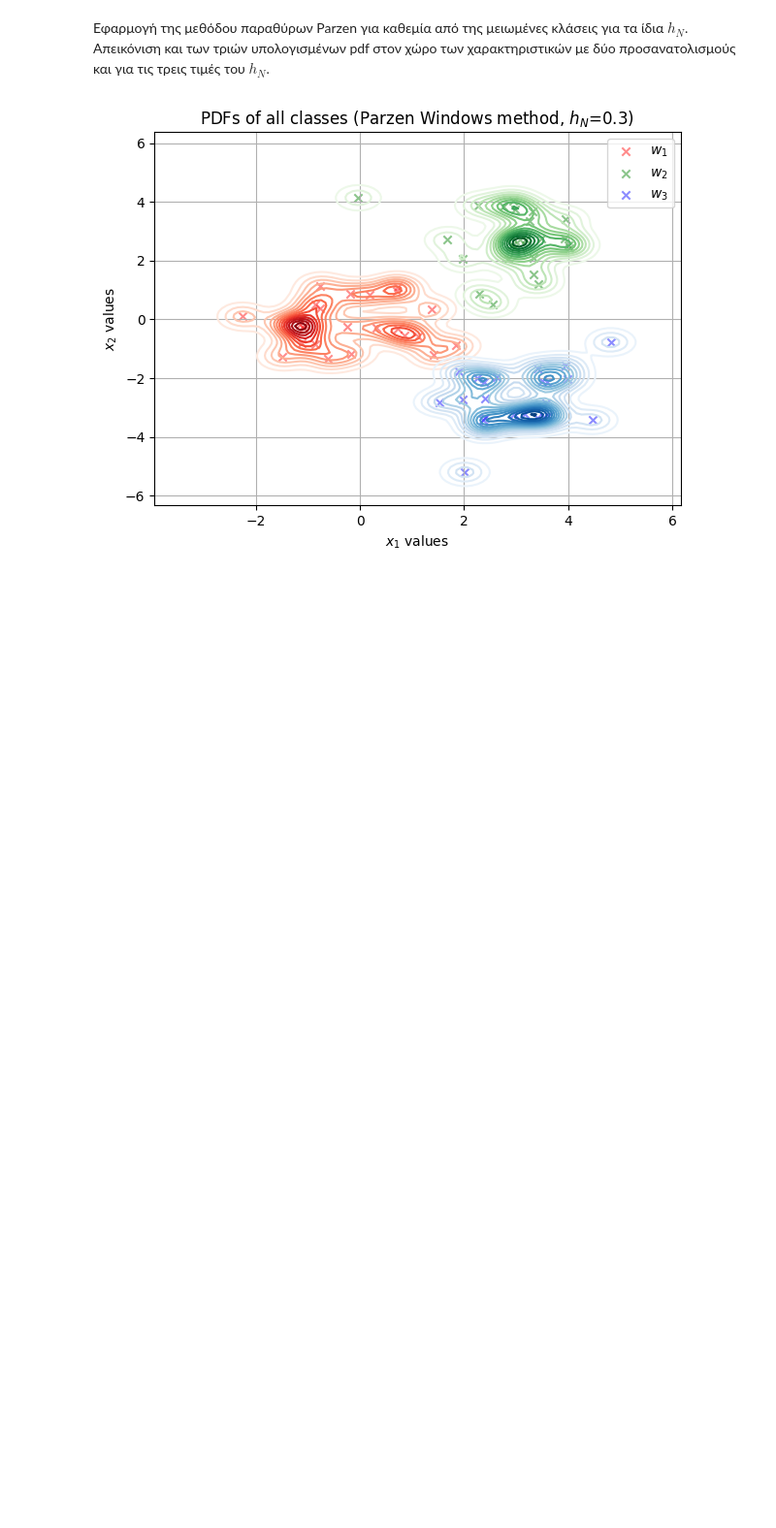
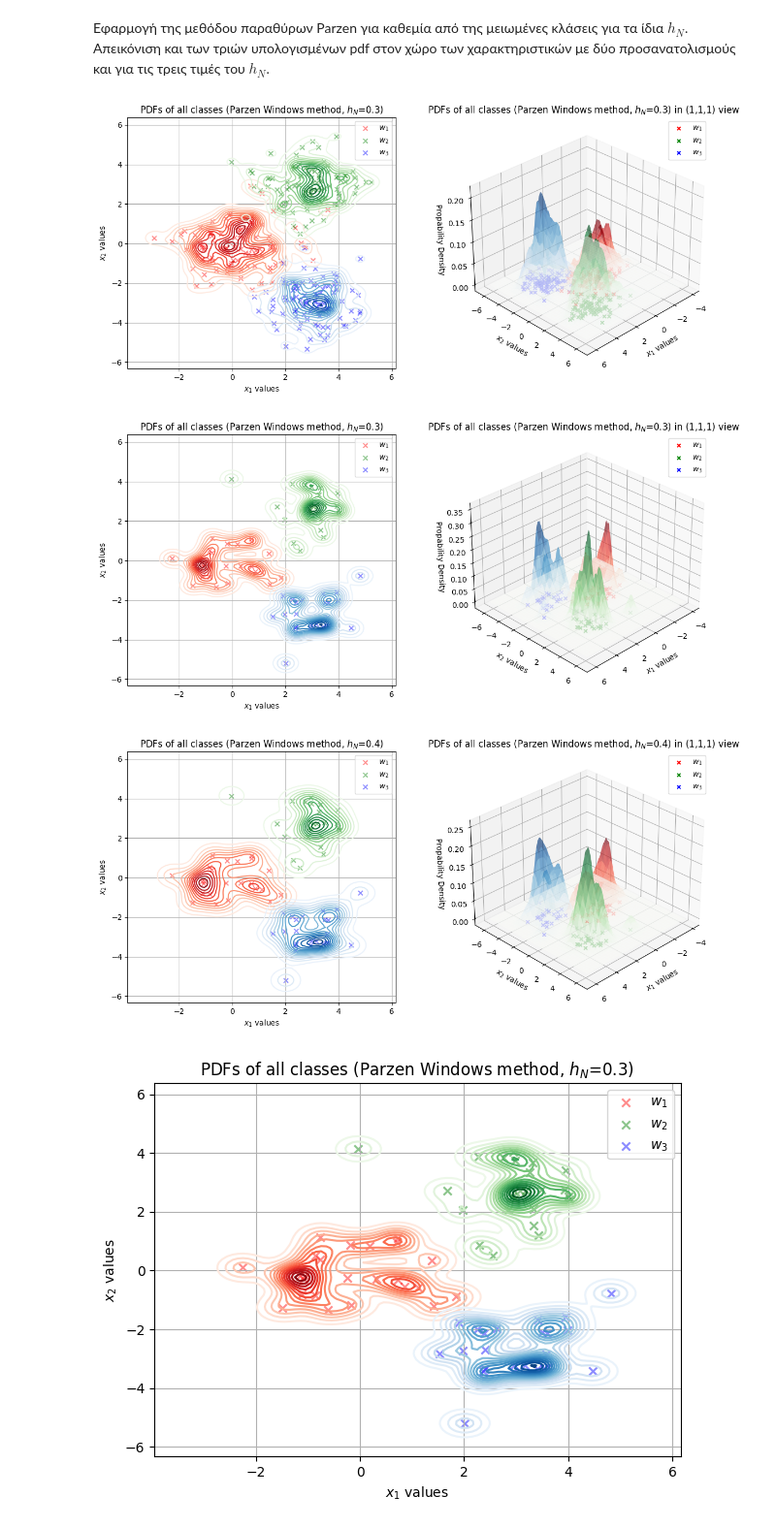
Before and after one commit to iliaxant/Pattern_Recognition_HW2, a Jupyter notebook: HW_2_PR_58545.ipynb, the cells around one changed output. Shown at 97% size. Saved outputs shown, nothing was run; the diff lists cells and outputs as text; code cells hidden in the pictures; blank space fills up the shorter version.

```diff
--- a/HW_2_PR_58545.ipynb
+++ b/HW_2_PR_58545.ipynb
@@ -270,5 +264,29 @@ plt.show()
 [figure]
 # %% [markdown]
 Εφαρμογή της μεθόδου παραθύρων Parzen για καθεμία από της μειωμένες κλάσεις για τα ίδια $h_N$. Απεικόνιση και των τριών υπολογισμένων pdf στον χώρο των χαρακτηριστικών με δύο προσανατολισμούς και για τις τρεις τιμές του $h_N$.
+# %%
+h_N_old = 0.3
+h_N_new = 0.4
+
+# The line below recreates the previous pdf diagrams (h_N = 0.3) for comparison.
+pdf_graph_3D(xx1, xx2, classes_w, class_pdfs, h_N_old)
+
+classes_w_reduced = [w1_reduced, w2_reduced, w3_reduced]
+p_1_reduced = parzen_pdf(X, w1_reduced[[0,1]].to_numpy(), h_N_old).reshape(xx1.shape)
+p_2_reduced = parzen_pdf(X, w2_reduced[[0,1]].to_numpy(), h_N_old).reshape(xx1.shape)
+p_3_reduced = parzen_pdf(X, w3_reduced[[0,1]].to_numpy(), h_N_old).reshape(xx1.shape)
+
+pdf_graph_3D(xx1, xx2, classes_w_reduced, [p_1_reduced, p_2_reduced, p_3_reduced], h_N_old)
+
+p_1_reduced_new = parzen_pdf(X, w1_reduced[[0,1]].to_numpy(), h_N_new).reshape(xx1.shape)
+p_2_reduced_new = parzen_pdf(X, w2_reduced[[0,1]].to_numpy(), h_N_new).reshape(xx1.shape)
+p_3_reduced_new = parzen_pdf(X, w3_reduced[[0,1]].to_numpy(), h_N_new).reshape(xx1.shape)
+
+pdf_graph_3D(xx1, xx2, classes_w_reduced, [p_1_reduced_new, p_2_reduced_new, p_3_reduced_new],
+             h_N_new)
+# %% [output]
+[figure, added]
+[figure, added]
+[figure, added]
 # %%
 for h in h_N:
```
Also changed, not shown: parts of 7 cells of this notebook.
